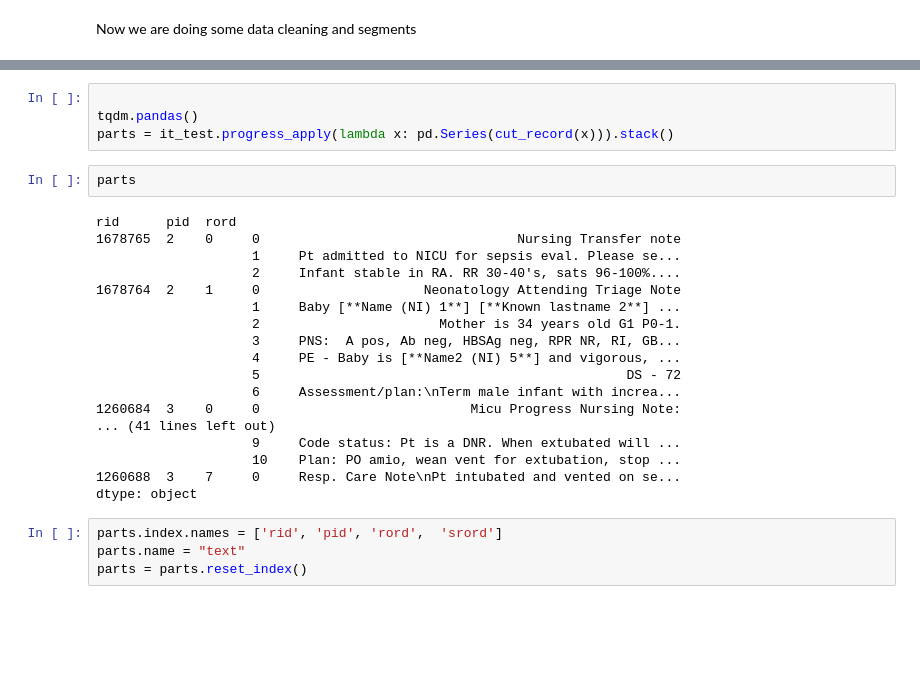
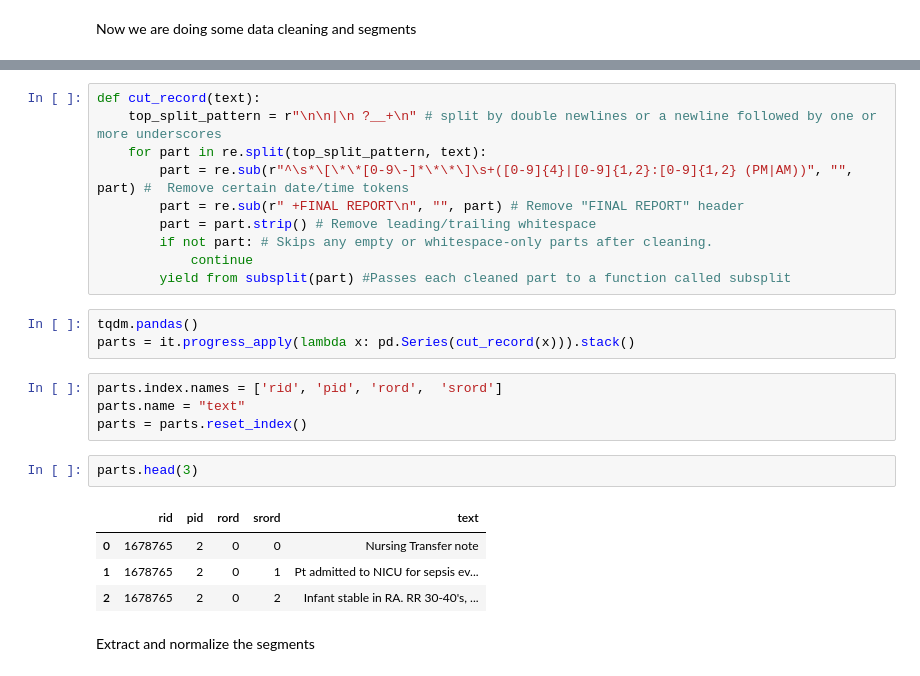
Before and after one commit to hashansl/cosc-526-data-engineering-project, a Jupyter notebook: note_extraction/create_segments.ipynb, the cells around one changed output, grey strips where cells are left out. Saved outputs shown, nothing was run; the diff lists cells and outputs as text; blank space fills up the shorter version.

```diff
--- a/note_extraction/create_segments.ipynb
+++ b/note_extraction/create_segments.ipynb
@@ -249,28 +147,26 @@ it_test = it.head(10)
+# %%
+def cut_record(text):
+    top_split_pattern = r"\n\n|\n ?__+\n" # split by double newlines or a newline followed by one or more underscores
+    for part in re.split(top_split_pattern, text):
+        part = re.sub(r"^\s*\[\*\*[0-9\-]*\*\*\]\s+([0-9]{4}|[0-9]{1,2}:[0-9]{1,2} (PM|AM))", "", part) #  Remove certain date/time tokens
+        part = re.sub(r" +FINAL REPORT\n", "", part) # Remove "FINAL REPORT" header
+        part = part.strip() # Remove leading/trailing whitespace
+        if not part: # Skips any empty or whitespace-only parts after cleaning.
+            continue
+        yield from subsplit(part) #Passes each cleaned part to a function called subsplit
 # %%
-
 tqdm.pandas()
-parts = it_test.progress_apply(lambda x: pd.Series(cut_record(x))).stack()
+parts = it.progress_apply(lambda x: pd.Series(cut_record(x))).stack()
-# %%
-parts
-# %% [output]
-rid      pid  rord
-1678765  2    0     0                                 Nursing Transfer note
-                    1     Pt admitted to NICU for sepsis eval. Please se...
-                    2     Infant stable in RA. RR 30-40's, sats 96-100%....
-1678764  2    1     0                     Neonatology Attending Triage Note
-                    1     Baby [**Name (NI) 1**] [**Known lastname 2**] ...
-                    2                       Mother is 34 years old G1 P0-1.
-                    3     PNS:  A pos, Ab neg, HBSAg neg, RPR NR, RI, GB...
-                    4     PE - Baby is [**Name2 (NI) 5**] and vigorous, ...
-                    5                                               DS - 72
-                    6     Assessment/plan:\nTerm male infant with increa...
-1260684  3    0     0                           Micu Progress Nursing Note:
-... (41 lines left out)
-                    9     Code status: Pt is a DNR. When extubated will ...
-                    10    Plan: PO amio, wean vent for extubation, stop ...
-1260688  3    7     0     Resp. Care Note\nPt intubated and vented on se...
-dtype: object
 # %%
 parts.index.names = ['rid', 'pid', 'rord',  'srord']
 parts.name = "text"
 parts = parts.reset_index()
+# %%
+parts.head(3)
+# %% [output]
+|  | rid | pid | rord | srord | text |
+| 0 | 1678765 | 2 | 0 | 0 | Nursing Transfer note |
+| 1 | 1678765 | 2 | 0 | 1 | Pt admitted to NICU for sepsis ev... |
+| 2 | 1678765 | 2 | 0 | 2 | Infant stable in RA. RR 30-40's, ... |
+# %% [markdown]
+Extract and normalize the segments
```
Also changed, not shown: parts of 53 cells of this notebook, 1 other file.
